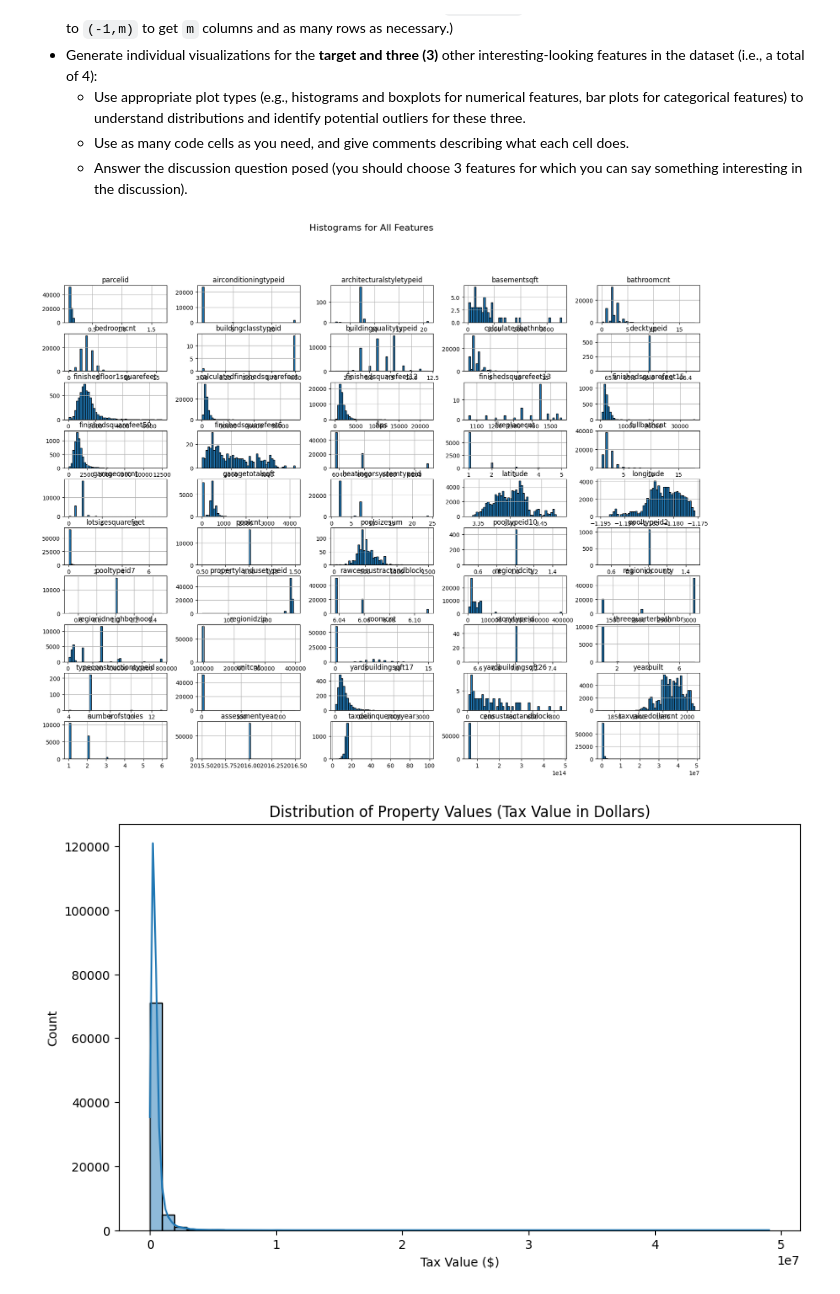
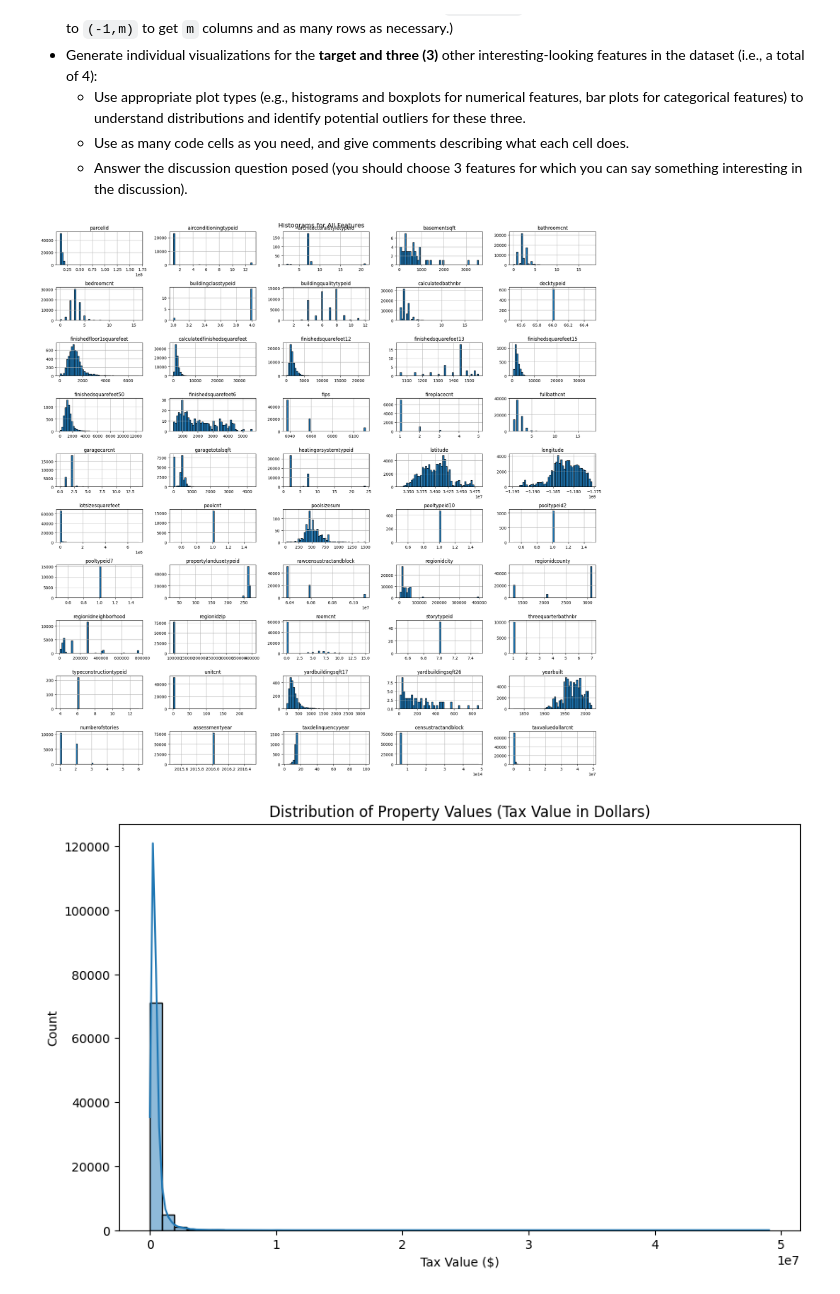
Before and after one commit to Rocking-Priya/2025-spring-B2, a Jupyter notebook: Milestone_01.ipynb, the cells around one changed output. Drawn from its saved outputs; the diff is of its cells as text; code cells hidden in the pictures.

```diff
--- a/Milestone_01.ipynb
+++ b/Milestone_01.ipynb
@@ -357,11 +357,12 @@ taxvaluedollarcnt (50,949 unique values) – While it is an important variable,
     - Use as many code cells as you need, and give comments describing what each cell does.
     - Answer the discussion question posed (you should choose 3 features for which you can say something interesting in the discussion).
 # %%
-df.hist(figsize=(20, 15), layout=(-1, 5), bins=50, edgecolor='black')
+df.hist(figsize=(20, 20), layout=(-1, 5), bins=50, edgecolor='black')
 plt.suptitle("Histograms for All Features", fontsize=16)
+plt.tight_layout()
 plt.show()
 # %% [output]
-[figure, old version]
+[figure, new version]
 # %%
 plt.figure(figsize=(10, 6))
 sns.histplot(df['taxvaluedollarcnt'], bins=50, kde=True)
```
Also changed, not shown: parts of 2 cells of this notebook.
